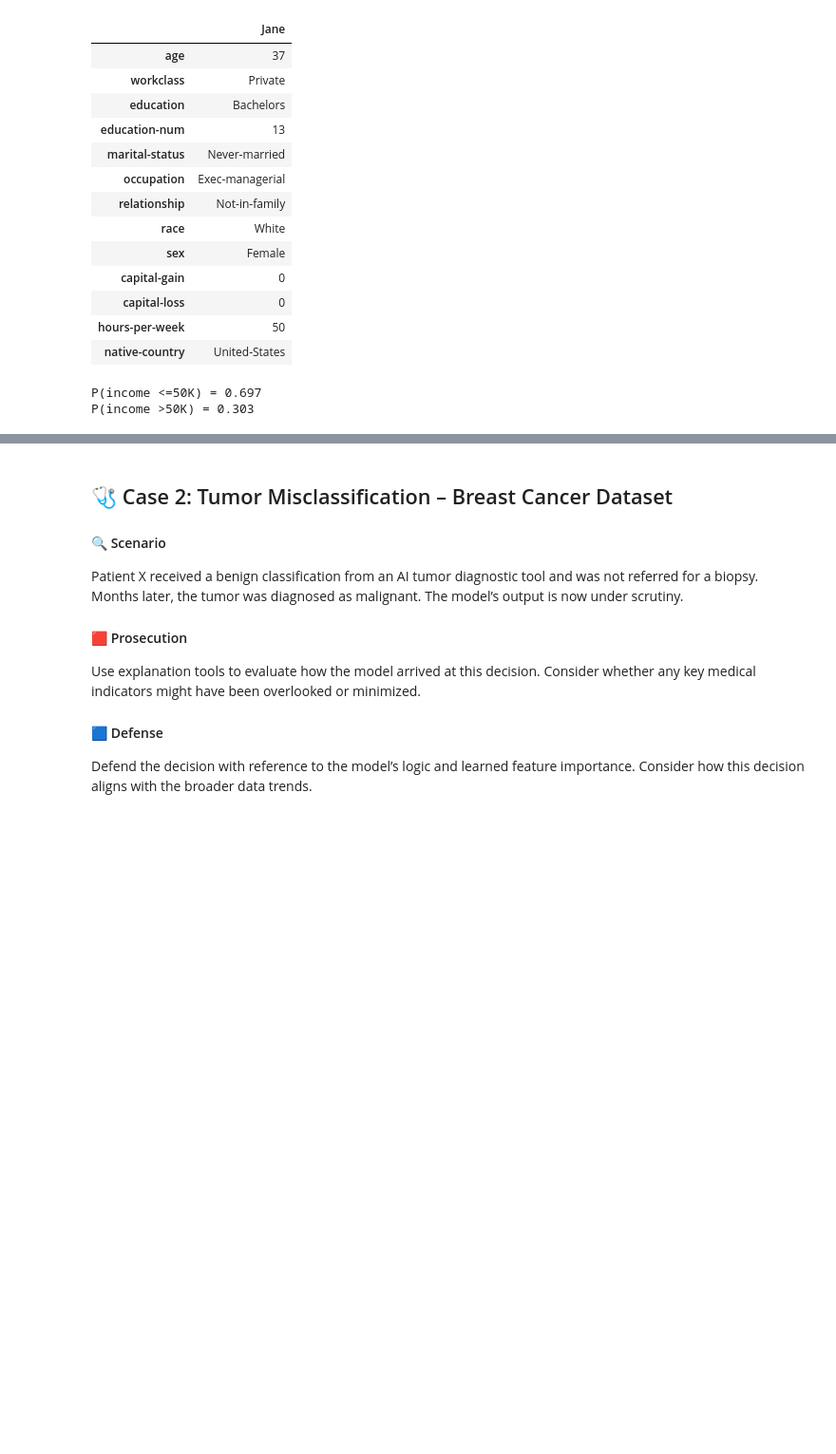
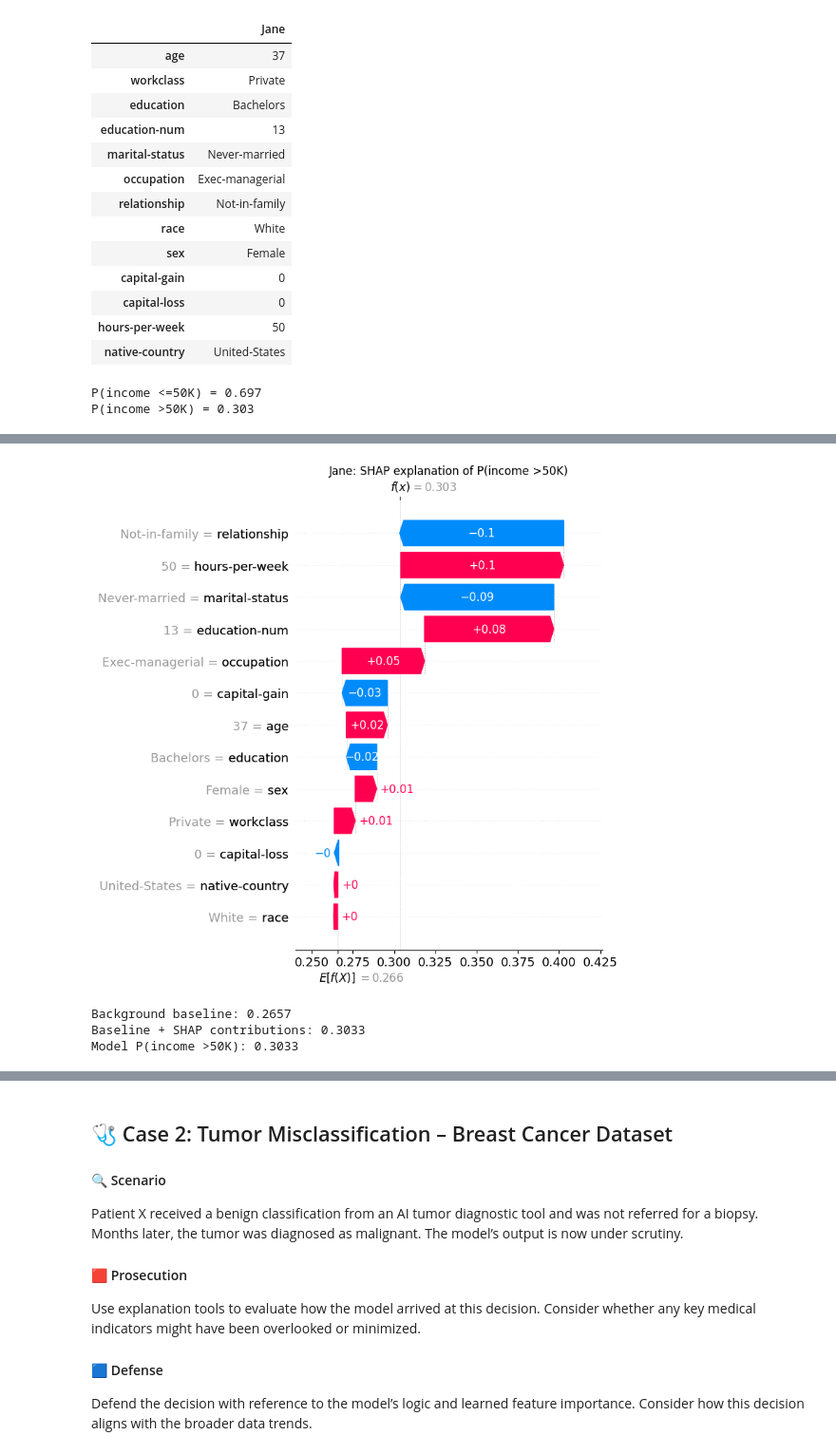
Before and after one commit to YongrongLu/XAI-case1, a Jupyter notebook: assignments/machine_learning_court.ipynb, the cells around one changed output, grey strips where cells are left out. Shown at 95% size. Cells and saved outputs as stored; diff of their text form; code cells hidden in the pictures; blank space fills up the shorter version.

```diff
--- a/assignments/machine_learning_court.ipynb
+++ b/assignments/machine_learning_court.ipynb
@@ -191,0 +215,73 @@ P(income >50K) = 0.303
+# %%
+import shap
+import numpy as np
+import matplotlib.pyplot as plt
+
+# Use training data as the reference background
+background = X_train.sample(n=100, random_state=42)
+
+explainer = shap.TreeExplainer(
+    model_adult,
+    data=background,
+    feature_perturbation="interventional",
+    model_output="probability"
+)
+
+# Explain Jane's probability of income >50K
+class_index = list(model_adult.classes_).index(1)
+shap_results = explainer(jane_df)
+jane_shap = shap_results[0, :, class_index]
+
+# Show readable category names instead of encoded numbers
+readable_values = jane_df.iloc[0].astype(object).copy()
+
+for col in jane_df.columns:
+    if col in encoders:
+        readable_values[col] = encoders[col].inverse_transform(
+            [int(jane_df.iloc[0][col])]
+        )[0]
+
+plot_explanation = shap.Explanation(
+    values=jane_shap.values,
+    base_values=float(jane_shap.base_values),
+    data=readable_values.to_numpy(),
+    feature_names=jane_df.columns.tolist()
+)
+
+shap.plots.waterfall(
+    plot_explanation,
+    max_display=len(jane_df.columns),
+    show=False
+)
+plt.title("Jane: SHAP explanation of P(income >50K)")
+plt.tight_layout()
+plt.show()
+
+# Check that the contributions reconstruct the model prediction
+baseline = float(jane_shap.base_values)
+reconstructed = baseline + jane_shap.values.sum()
+predicted = model_adult.predict_proba(jane_df)[0, class_index]
+
+print(f"Background baseline: {baseline:.4f}")
+print(f"Baseline + SHAP contributions: {reconstructed:.4f}")
+print(f"Model P(income >50K): {predicted:.4f}")
+
+assert np.isclose(reconstructed, predicted, atol=1e-5)
+
+# Rank feature contributions by magnitude
+shap_table = pd.DataFrame({
+    "Feature": jane_df.columns,
+    "Jane's value": readable_values.to_numpy(),
+    "SHAP contribution": jane_shap.values
+})
+
+shap_table = shap_table.iloc[
+    np.argsort(-np.abs(jane_shap.values))
+]
+
+display(shap_table)
+# %% [output]
+[figure, added]
+Background baseline: 0.2657
+Baseline + SHAP contributions: 0.3033
+Model P(income >50K): 0.3033
```
Also changed, not shown: parts of 9 cells of this notebook.
